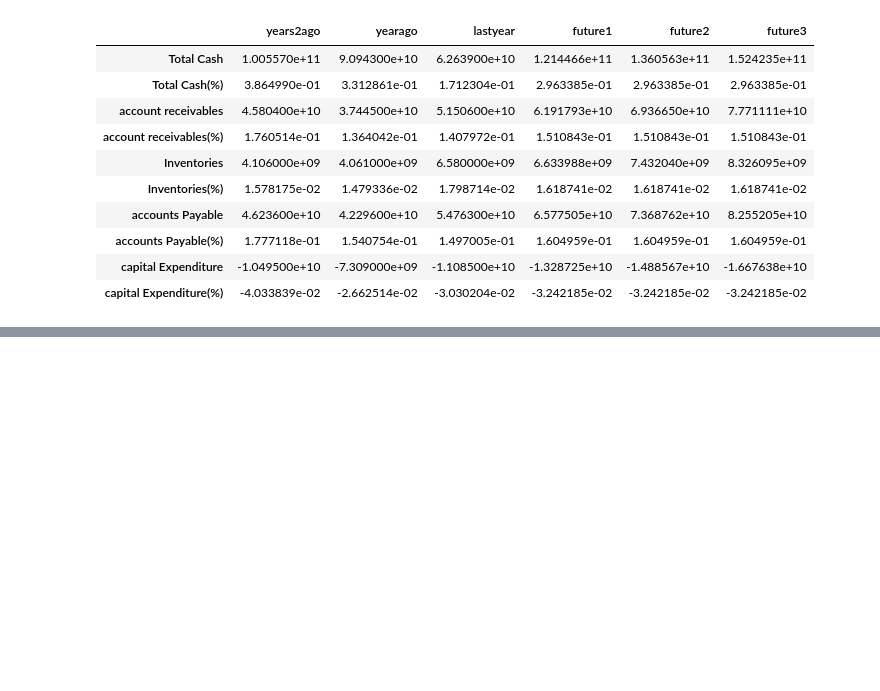
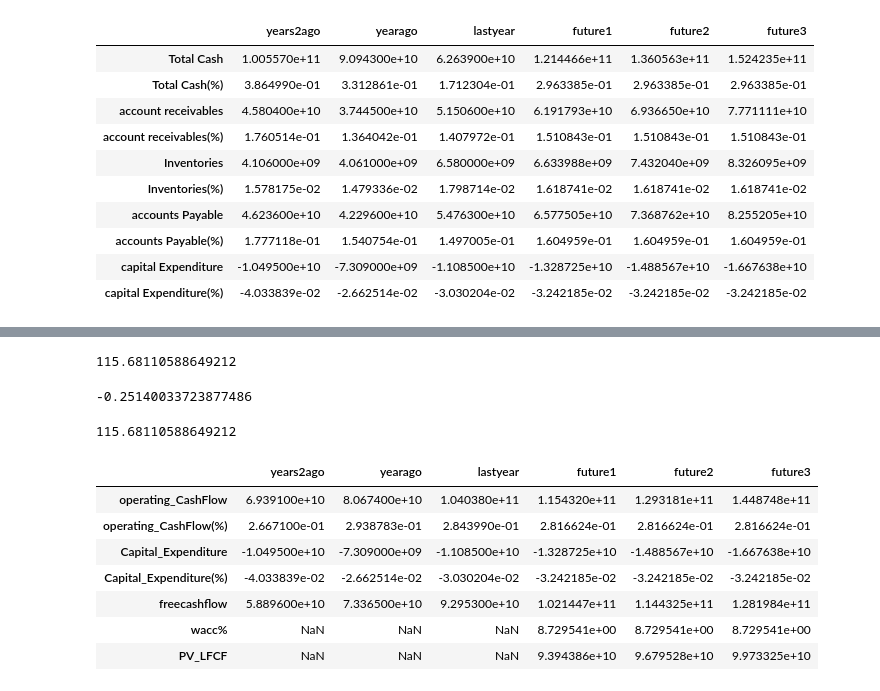
Before and after one commit to ianadriann/DCF_unlevered_freecashflow, a Jupyter notebook: main.ipynb, the cells around one changed output, grey strips where cells are left out. Saved outputs shown, nothing was run; the diff lists cells and outputs as text; code cells hidden in the pictures; blank space fills up the shorter version.

```diff
--- a/main.ipynb
+++ b/main.ipynb
@@ -519,0 +674,10 @@ sum_pv_ufcf
+# %%
+intrinsic_Value[0]['equity_Value_PerShare']
+# %% [output]
+115.68110588649212
+# %%
+pricess = table_wacc[0]['Share Price']
+selisih = (equity_Value_PerShare - pricess)/pricess
+selisih
+# %% [output]
+-0.25140033723877486
@@ -519,0 +689,4 @@ sum_pv_ufcf
+# %%
+nilai_wajar
+# %% [output]
+115.68110588649212
@@ -519,0 +729,6 @@ sum_pv_ufcf
+# %%
+fcf_lev_lastyear = fcf_levered('lastyear', fcf_start, ticker_code)
+fcf_lev_yearago = fcf_levered('yearago', fcf_start, ticker_code)
+fcf_lev_years2ago = fcf_levered('years2ago', fcf_start, ticker_code)
+
+fcf_levered = fcf_lev_years2ago | fcf_lev_yearago | fcf_lev_lastyear
@@ -519,0 +754,46 @@ sum_pv_ufcf
+# %%
+fcf_levered_future = {
+    'future1' : {
+        'operating_CashFlow' : operating_CashFlow_future1,
+        'operating_CashFlow(%)' : avg_operating_CashFlow_persen,
+        'Capital_Expenditure' : Capital_Expenditure_future1,
+        'Capital_Expenditure(%)' : avg_Capital_Expenditure_persen,
+        'freecashflow' : freecashflow1,
+        'wacc%' : wacc_persen_L,
+        'PV_LFCF' : pv_lereved_fcf1
+                },
+
+    'future2' : {
+        'operating_CashFlow' : operating_CashFlow_future2,
+        'operating_CashFlow(%)' : avg_operating_CashFlow_persen,
+        'Capital_Expenditure' : Capital_Expenditure_future2,
+        'Capital_Expenditure(%)' : avg_Capital_Expenditure_persen,
+        'freecashflow' : freecashflow2,
+        'wacc%' : wacc_persen_L,
+        'PV_LFCF' : pv_lereved_fcf2
+                },
+
+    'future3' : {
+        'operating_CashFlow' : operating_CashFlow_future3,
+        'operating_CashFlow(%)' : avg_operating_CashFlow_persen,
+        'Capital_Expenditure' : Capital_Expenditure_future3,
+        'Capital_Expenditure(%)' : avg_Capital_Expenditure_persen,
+        'freecashflow' : freecashflow3,
+        'wacc%' : wacc_persen_L,
+        'PV_LFCF' : pv_lereved_fcf3
+                },
+}
+# %%
+fcf_levered = fcf_lev_years2ago | fcf_lev_yearago | fcf_lev_lastyear | fcf_levered_future
+# %%
+fcf_levered = pd.DataFrame.from_dict(fcf_levered,orient='columns')
+fcf_levered
+# %% [output]
+|  | years2ago | yearago | lastyear | future1 | future2 | future3 |
+| operating_CashFlow | 6.939100e+10 | 8.067400e+10 | 1.040380e+11 | 1.154320e+11 | 1.293181e+11 | 1.448748e+11 |
+| operating_CashFlow(%) | 2.667100e-01 | 2.938783e-01 | 2.843990e-01 | 2.816624e-01 | 2.816624e-01 | 2.816624e-01 |
+| Capital_Expenditure | -1.049500e+10 | -7.309000e+09 | -1.108500e+10 | -1.328725e+10 | -1.488567e+10 | -1.667638e+10 |
+| Capital_Expenditure(%) | -4.033839e-02 | -2.662514e-02 | -3.030204e-02 | -3.242185e-02 | -3.242185e-02 | -3.242185e-02 |
+| freecashflow | 5.889600e+10 | 7.336500e+10 | 9.295300e+10 | 1.021447e+11 | 1.144325e+11 | 1.281984e+11 |
+| wacc% | NaN | NaN | NaN | 8.729541e+00 | 8.729541e+00 | 8.729541e+00 |
+| PV_LFCF | NaN | NaN | NaN | 9.394386e+10 | 9.679528e+10 | 9.973325e+10 |
```
Also changed, not shown: parts of 25 cells of this notebook.
